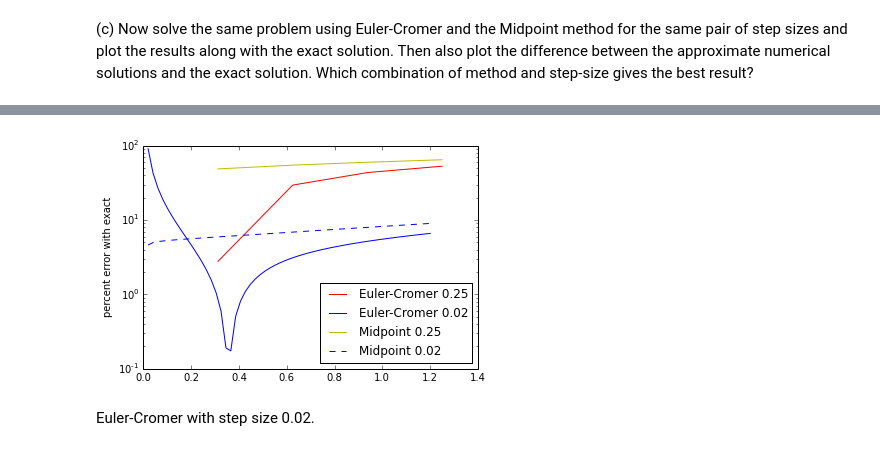
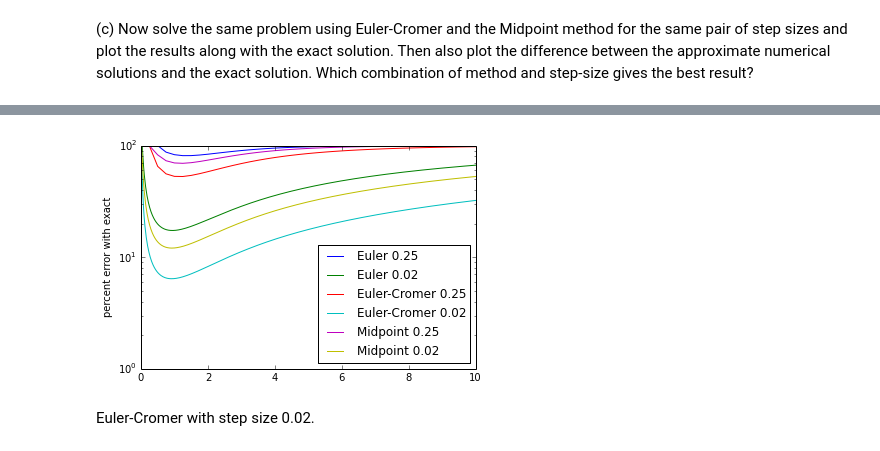
Before and after one commit to dlhoang/PHYS202-S14, a Jupyter notebook: SciPy/ODEExercises.ipynb, the cells around one changed output, grey strips where cells are left out. Cells and saved outputs as stored; diff of their text form; code cells hidden in the pictures.

```diff
--- a/SciPy/ODEExercises.ipynb
+++ b/SciPy/ODEExercises.ipynb
@@ -247,19 +357,21 @@ y=0.25e2x−0.5x−0.25
 
 on one plot. Include a legend. Which step size gives a more accurate result?
 # %%
-import matplotlib.pyplot as plt
 import numpy as np
 
-x = np.linspace(0,1,100)
-y = 0.25 * np.exp(2*x) - 0.5*x - 0.25
+x1,y1 = Euler(100,0.25)
+x2,y2 = Euler(100,0.02)
+y = 0.25 * np.exp(2*x2) - 0.5*x2 - 0.25
 
 plt.title("y vs x")
-plt.plot(x,y,'g-',label="exact")
+plt.plot(x2,y,'g-',label="exact")
 plt.plot(x1,y1, 'r-', label="step size = 0.25")
 plt.plot(x2,y2, 'b-', label="step size = 0.02")
 
+plt.axis([0,12,0,100])
 plt.xlabel(r'$x$',fontsize=20)
 plt.ylabel(r'$y$',fontsize=20)
+plt.grid()
 plt.legend()
 plt.show()
 # %% [output]
@@ -333,25 +427,35 @@ plt.show()
 # %%
-x5 = np.linspace(0,1.25,5)
-y5 = 0.25 * np.exp(2*x5) - 0.5*x5 - 0.25
+x1,y1 = Euler(100,0.25)
+x2,y2 = Euler(100,0.02)
+x3,y3 = EulerCromer(100,0.25)
+x4,y4 = EulerCromer(100,0.02)
+x5,y5 = MidPoint(100,0.25)
+x6,y6 = MidPoint(100,0.02)
 
-x60 = np.linspace(0,1.2,60)
-y60 = 0.25 * np.exp(2*x60) - 0.5*x60 - 0.25
+# actual result
+exact1 = 0.25 * np.exp(2*x1) - 0.5*x1 - 0.25
+exact2 = 0.25 * np.exp(2*x2) - 0.5*x2 - 0.25
 
-percentError1 = 100*abs( y1[1:] - y5[1:] )/y5[1:]
-percentError2 = 100*abs( y2[1:] - y60[1:] )/y60[1:]
-percentError3 = 100*abs( y3[1:] - y5[1:] )/y5[1:]
-percentError4 = 100*abs( y4[1:] - y60[1:] )/y60[1:]
+percentError1 = 100*abs( y1 - exact1 )/exact1
+percentError2 = 100*abs( y2 - exact2 )/exact2
+percentError3 = 100*abs( y3 - exact1 )/exact1
+percentError4 = 100*abs( y4 - exact2 )/exact2
+percentError5 = 100*abs( y5 - exact1 )/exact1
+percentError6 = 100*abs( y6 - exact2 )/exact2
 
 # use a semilog y-axis to see the variation better
-plt.semilogy(x5[1:], percentError1, 'r-', label='Euler-Cromer 0.25')
-plt.semilogy(x60[1:], percentError2, 'b-', label='Euler-Cromer 0.02')
-plt.semilogy(x5[1:], percentError3, 'y-', label='Midpoint 0.25')
-plt.semilogy(x60[1:], percentError4, 'b--', label='Midpoint 0.02')
+plt.axis([0,10,1,100])
+plt.semilogy(x1, percentError1, label='Euler 0.25')
+plt.semilogy(x2, percentError2, label='Euler 0.02')
+plt.semilogy(x3, percentError3, label='Euler-Cromer 0.25')
+plt.semilogy(x4, percentError4, label='Euler-Cromer 0.02')
+plt.semilogy(x5, percentError5, label='Midpoint 0.25')
+plt.semilogy(x6, percentError6, label='Midpoint 0.02')
 plt.ylabel("percent error with exact")
 plt.legend(loc="lower right")
 plt.show()
 # %% [output]
-[figure, old version]
+[figure, new version]
 # %% [markdown]
 Euler-Cromer with step size 0.02.
 # %% [markdown]
```
Also changed, not shown: parts of 8 cells of this notebook, 3 other files.
